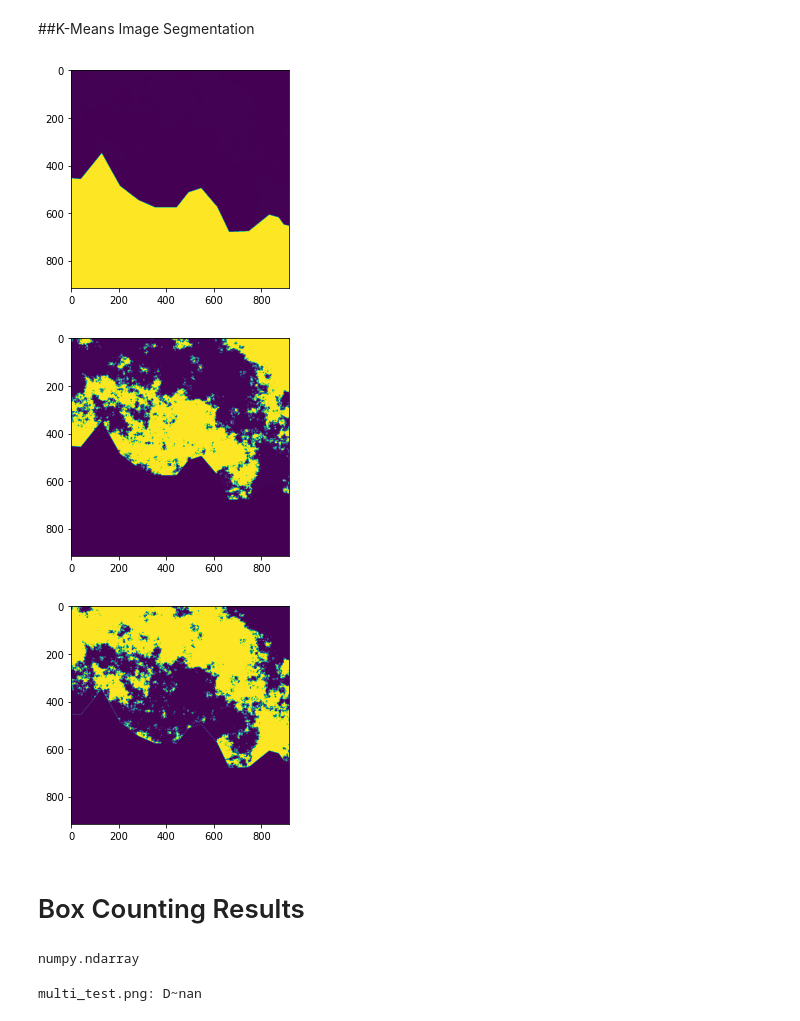
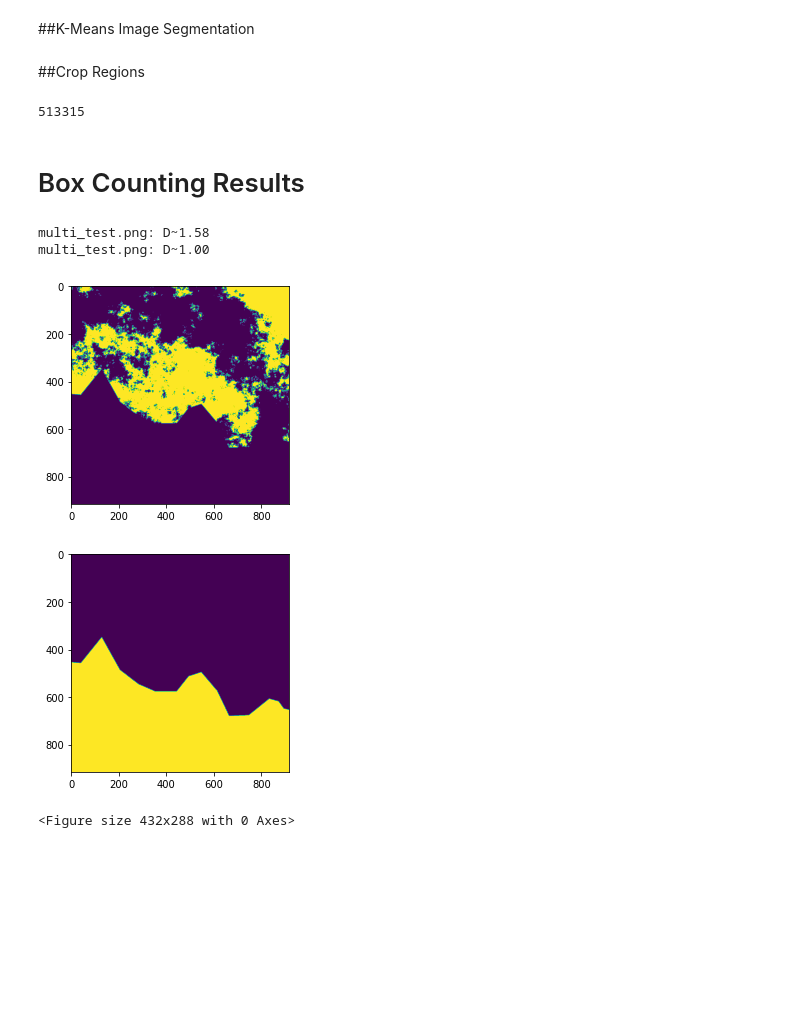
Before and after one commit to nghess/fractal-tools, a Jupyter notebook: 2D_Fractal_Boxcount_Multi_D.ipynb, the cells around one changed output. Cells and saved outputs as stored; diff of their text form; code cells hidden in the pictures; blank space fills up the shorter version.

Commit message:
K-Means Segmentation

```diff
--- a/2D_Fractal_Boxcount_Multi_D.ipynb
+++ b/2D_Fractal_Boxcount_Multi_D.ipynb
@@ -31,10 +31,11 @@ multi_test.png - (915, 915)
 # %% [markdown]
 # Box Counting Function
 # %%
-def fractal_dimension(Z, threshold=0.9):
+def fractal_dimension(Z, threshold=0.5):
 
     # Only for 2d image
     assert(len(Z.shape) == 2)
+
 
     # From https://github.com/rougier/numpy-100 (#87)
     def boxcount(Z, k):
@@ -65,6 +66,9 @@ def fractal_dimension(Z, threshold=0.9):
     for size in sizes:
         counts.append(boxcount(Z, size))
 
+    # Show image being analyzed
+    matplotlib.pyplot.imshow(Z)
+
     # Fit the successive log(sizes) with log (counts)
     coeffs = np.polyfit(np.log(sizes), np.log(counts), 1)
     return -coeffs[0]
@@ -85,8 +89,8 @@ def img_segment(img, k):
   segments = [] # List to store image segments
 
   for segment in np.unique(label):
-    mask = np.array([255 if x == segment else x for x in label], dtype=object)
-    mask = np.uint8(mask.reshape(dims))
+    mask = np.array([0 if x == segment else 1 for x in label], dtype=object)
+    mask = mask.reshape(dims)
     segments.append(mask)
 
   return segments
@@ -97,21 +101,34 @@ labeled = img_segment(images[0],3)
 # Show results
 for x in range(len(labeled)):
   matplotlib.pyplot.figure()
-  matplotlib.pyplot.imshow(labeled[x])
+  matplotlib.pyplot.imshow(np.uint8(labeled[x]))
-# %% [output]
-[figure, removed]
-[figure, removed]
-[figure, removed]
+# %% [markdown]
+##Crop Regions
+# %%
+# cropping idea
+
+vec_len = 837225 # 915**2
+vec_elem = 513011
+
+def ceildiv(a, b):
+    return -(a // -b)
+
+multiplier = ceildiv(vec_elem, 915)
+
+multiplier * 915
+# %% [output]
+513315
 # %% [markdown]
 # Box Counting Results
-# %%
-type(labeled[1])
-# %% [output]
-numpy.ndarray
 # %%
 # Thresholded Images
-#for i in range(len(labeled)):
-D = fractal_dimension(labeled[0])
-print(f'{filenames[0]}: D~{D:.2f}')
+for i in range(len(labeled)-1):
+  D = fractal_dimension(labeled[i])
+  matplotlib.pyplot.figure()
+  print(f'{filenames[0]}: D~{D:.2f}')
 # %% [output]
-multi_test.png: D~nan
+multi_test.png: D~1.58
+multi_test.png: D~1.00
+[figure, added]
+[figure, added]
+<Figure size 432x288 with 0 Axes>
```
